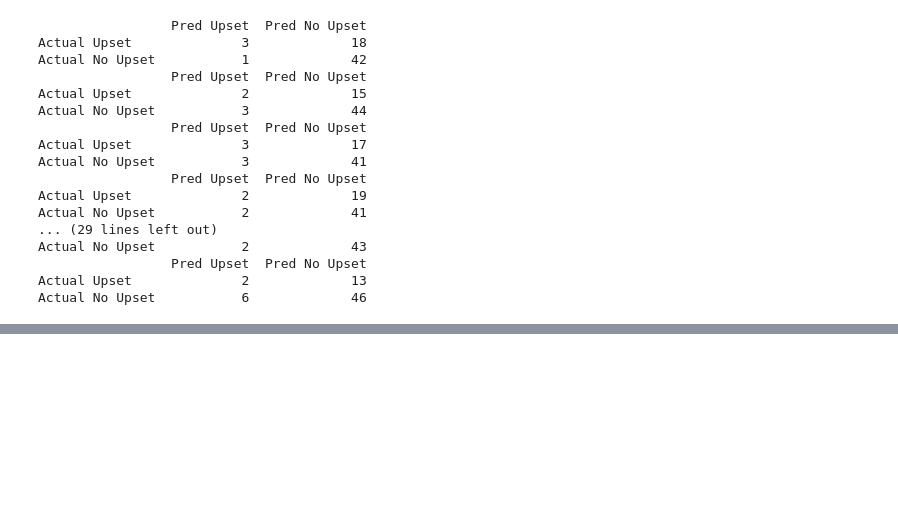
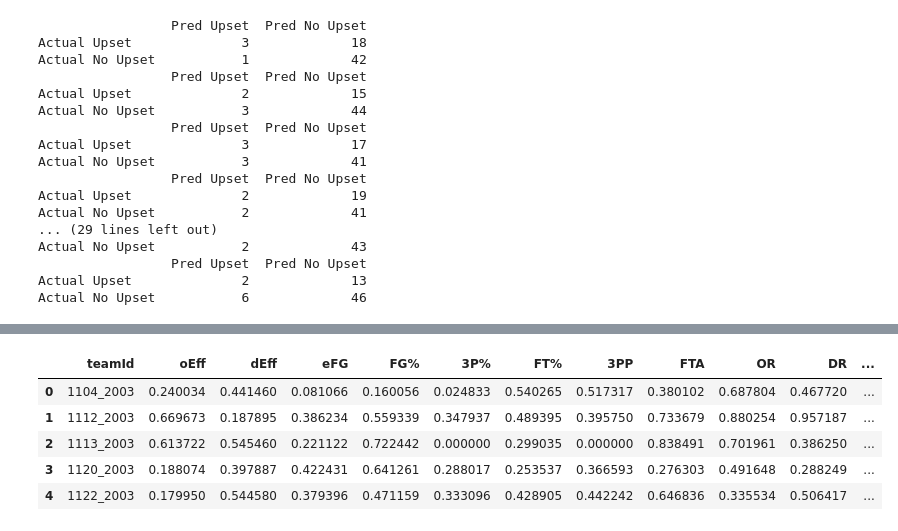
Before and after one commit to dlernz/march_madness, a Jupyter notebook: Predicting March Madness Games using Random Forests.ipynb, the cells around one changed output, grey strips where cells are left out. Saved outputs shown, nothing was run; the diff lists cells and outputs as text; code cells hidden in the pictures; blank space fills up the shorter version.

```diff
--- a/Predicting March Madness Games using Random Forests.ipynb
+++ b/Predicting March Madness Games using Random Forests.ipynb
@@ -701,0 +810,15 @@ ordinals
+# %%
+ranks = getRankings()
+seeds = getSeeds()
+seedsAndRanks = mergeSeedsAndRanks(seeds, ranks)
+seedsAndRanks.head()
+statsSeeds = mergeSeedsRanksStats(seedsAndRanks, stats)
+stats.merge(seedsAndRanks, how = "left", on = "teamId").head()
+normalizeFeatures(statsSeeds).head()
+# %% [output]
+|  | teamId | oEff | dEff | eFG | FG% | 3P% | FT% | 3PP | FTA | OR | DR | ... |
+| 0 | 1104_2003 | 0.240034 | 0.441460 | 0.081066 | 0.160056 | 0.024833 | 0.540265 | 0.517317 | 0.380102 | 0.687804 | 0.467720 | ... |
+| 1 | 1112_2003 | 0.669673 | 0.187895 | 0.386234 | 0.559339 | 0.347937 | 0.489395 | 0.395750 | 0.733679 | 0.880254 | 0.957187 | ... |
+| 2 | 1113_2003 | 0.613722 | 0.545460 | 0.221122 | 0.722442 | 0.000000 | 0.299035 | 0.000000 | 0.838491 | 0.701961 | 0.386250 | ... |
+| 3 | 1120_2003 | 0.188074 | 0.397887 | 0.422431 | 0.641261 | 0.288017 | 0.253537 | 0.366593 | 0.276303 | 0.491648 | 0.288249 | ... |
+| 4 | 1122_2003 | 0.179950 | 0.544580 | 0.379396 | 0.471159 | 0.333096 | 0.428905 | 0.442242 | 0.646836 | 0.335534 | 0.506417 | ... |
```
Also changed, not shown: parts of 24 cells of this notebook, 1 other file.
